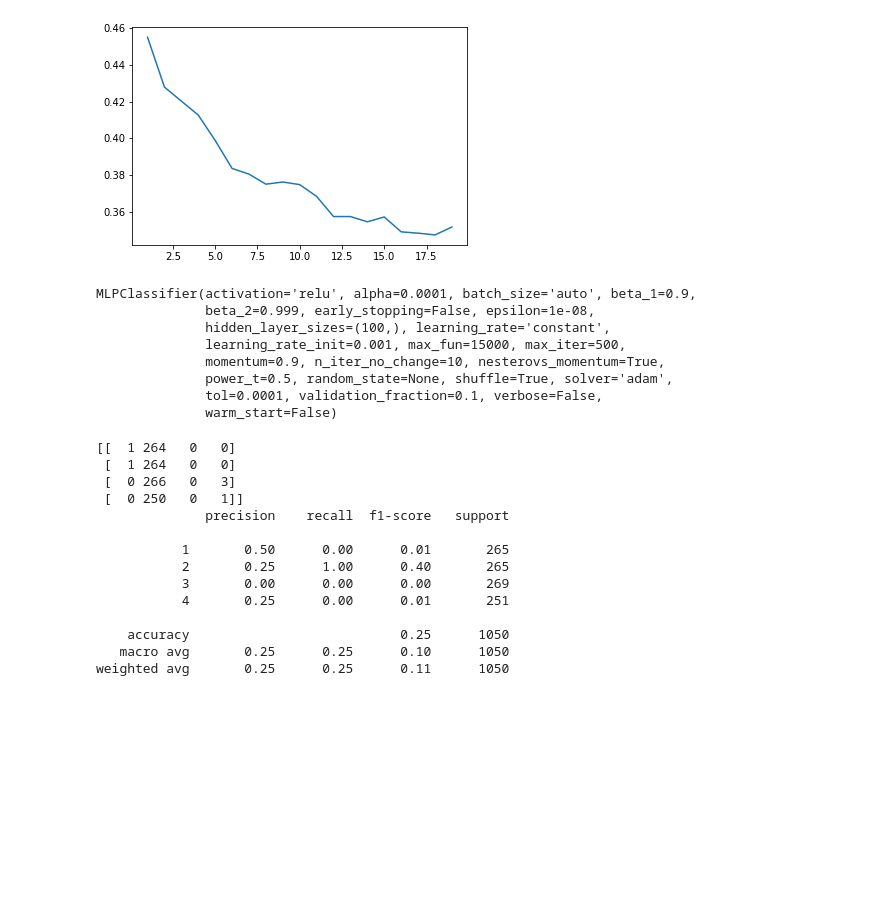
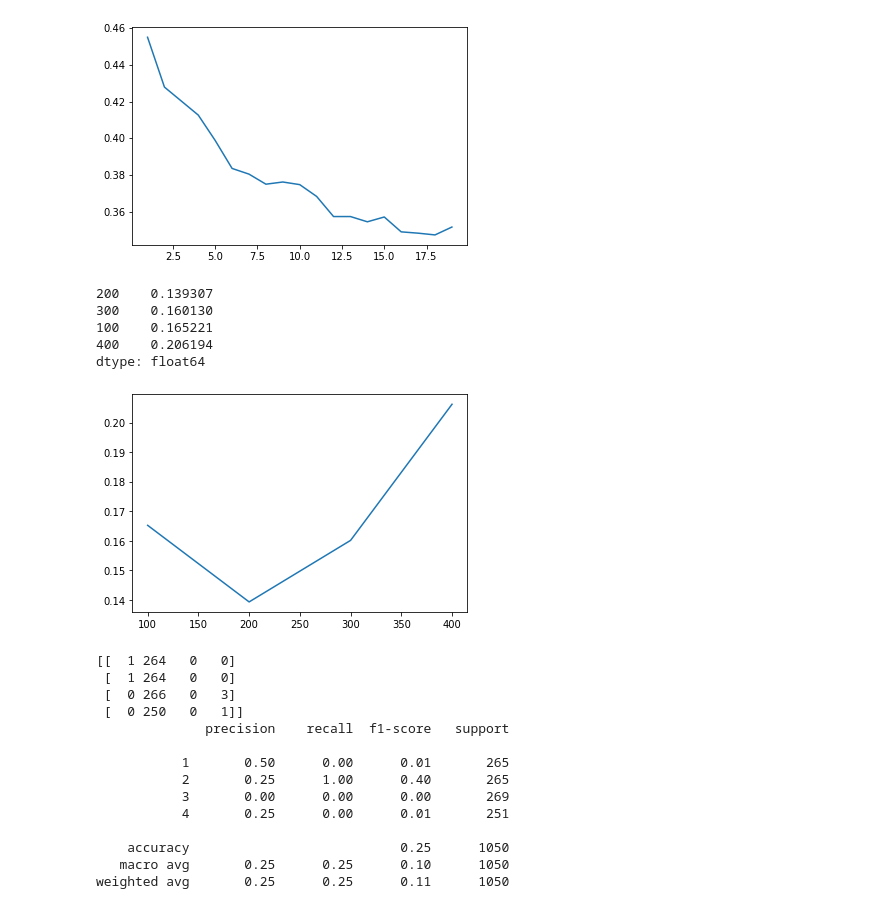
Before and after one commit to John-Blodgett/CSC466-Project, a Jupyter notebook: KNearestClassifier.ipynb, the cells around one changed output. Cells and saved outputs as stored; diff of their text form; code cells hidden in the pictures; blank space fills up the shorter version.

```diff
--- a/KNearestClassifier.ipynb
+++ b/KNearestClassifier.ipynb
@@ -106,24 +106,31 @@ test_errs.sort_values()
 1     0.455000
 dtype: float64
 [figure]
-# %%
-
-kmodel= KNeighborsClassifier(n_neighbors=4)
-kmodel.fit(X_train, y_train)
-k = kmodel.predict(X_train)
-k
-# min(k), max(k)
-# %%
-from sklearn.neural_network import MLPClassifier
-
-mlp = MLPClassifier(max_iter=500)
-mlp.fit(X_train,y_train)
-# %% [output]
-MLPClassifier(activation='relu', alpha=0.0001, batch_size='auto', beta_1=0.9,
-              beta_2=0.999, early_stopping=False, epsilon=1e-08,
-              hidden_layer_sizes=(100,), learning_rate='constant',
-              learning_rate_init=0.001, max_fun=15000, max_iter=500,
-              momentum=0.9, n_iter_no_change=10, nesterovs_momentum=True,
-              power_t=0.5, random_state=None, shuffle=True, solver='adam',
-              tol=0.0001, validation_fraction=0.1, verbose=False,
-              warm_start=False)
+# %%
+def get_cv_error_mlp_iterations(k):
+  # define pipeline
+  pipeline = make_pipeline(
+      MLPClassifier(max_iter=k)
+  )
+  # calculate errors from cross-validation
+  cv_errs = cross_val_score(pipeline, X=X_train,
+                             y=y_train,
+                             scoring='f1_macro', cv=10)
+  # calculate average of the cross-validation errors
+  return cv_errs.mean()
+# %%
+from sklearn.neural_network import MLPClassifier
+
+ks = pd.Series(range(100, 500, 100))
+ks.index = range(100, 500, 100)
+test_errs = ks.apply(get_cv_error_mlp_iterations)
+
+test_errs.plot.line()
+test_errs.sort_values()
+# %% [output]
+200    0.139307
+300    0.160130
+100    0.165221
+400    0.206194
+dtype: float64
+[figure, added]
```
Also changed, not shown: parts of 2 cells of this notebook.
